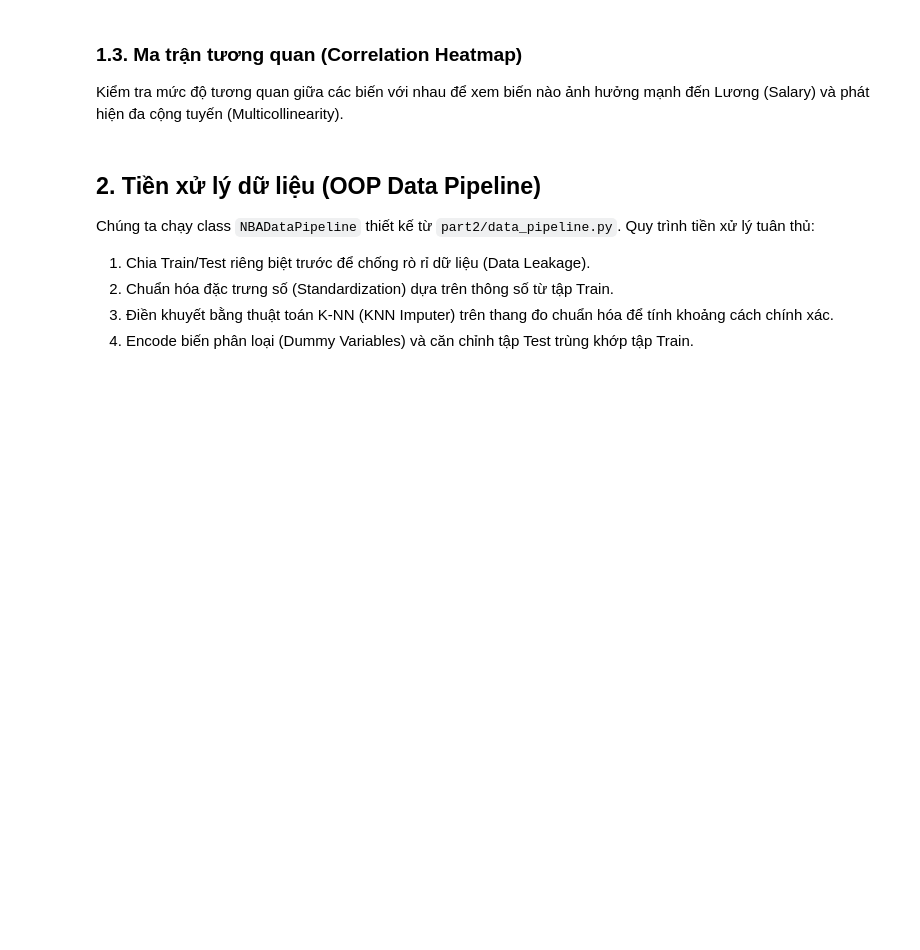
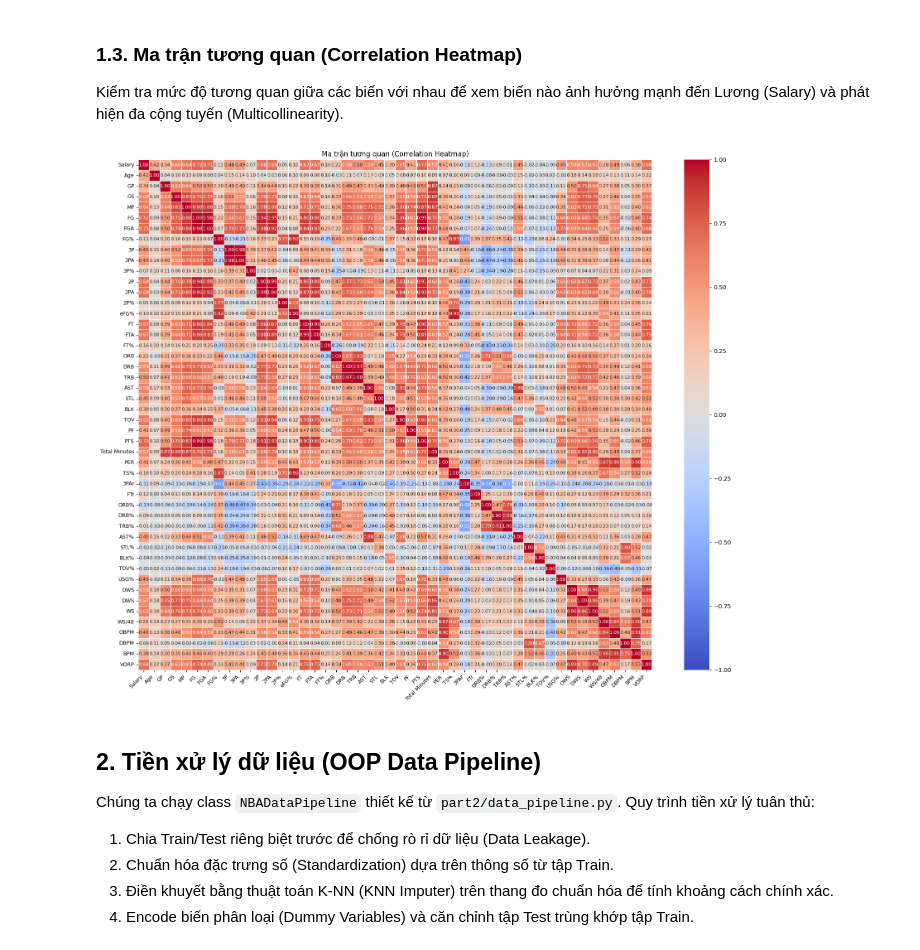
Before and after one commit to NTBao-coder/Data-Fitting, a Jupyter notebook: part2_notebook.ipynb, the cells around one changed output. Saved outputs shown, nothing was run; the diff lists cells and outputs as text; code cells hidden in the pictures; blank space fills up the shorter version.

```diff
--- a/part2_notebook.ipynb
+++ b/part2_notebook.ipynb
@@ -77,14 +103,19 @@ plt.show()
 ### 1.3. Ma trận tương quan (Correlation Heatmap)
 Kiểm tra mức độ tương quan giữa các biến với nhau để xem biến nào ảnh hưởng mạnh đến Lương (Salary) và phát hiện đa cộng tuyến (Multicollinearity).
 # %%
-plt.figure(figsize=(12, 8))
+plt.figure(figsize=(20, 16))
 # Tính ma trận tương quan (Pearson) cho các cột số
+df = df.drop(columns=['Unnamed: 0'], errors='ignore')
 corr_matrix = df.select_dtypes(include=['float64', 'int64']).corr()
 
 # Vẽ Heatmap
-sns.heatmap(corr_matrix, annot=True, cmap='coolwarm', fmt=".2f", linewidths=0.5, vmin=-1, vmax=1)
+sns.heatmap(corr_matrix, annot=True, annot_kws={'size': 8}, cmap='coolwarm', fmt=".2f", linewidths=0.5, vmin=-1, vmax=1)
+plt.xticks(rotation=45, ha='right', fontsize=9)
+plt.yticks(fontsize=9)
 plt.title('Ma trận tương quan (Correlation Heatmap)')
 plt.show()
+# %% [output]
+[figure, added]
 # %% [markdown]
 ## 2. Tiền xử lý dữ liệu (OOP Data Pipeline)
 
```
Also changed, not shown: parts of 8 cells of this notebook, 8 other files.
